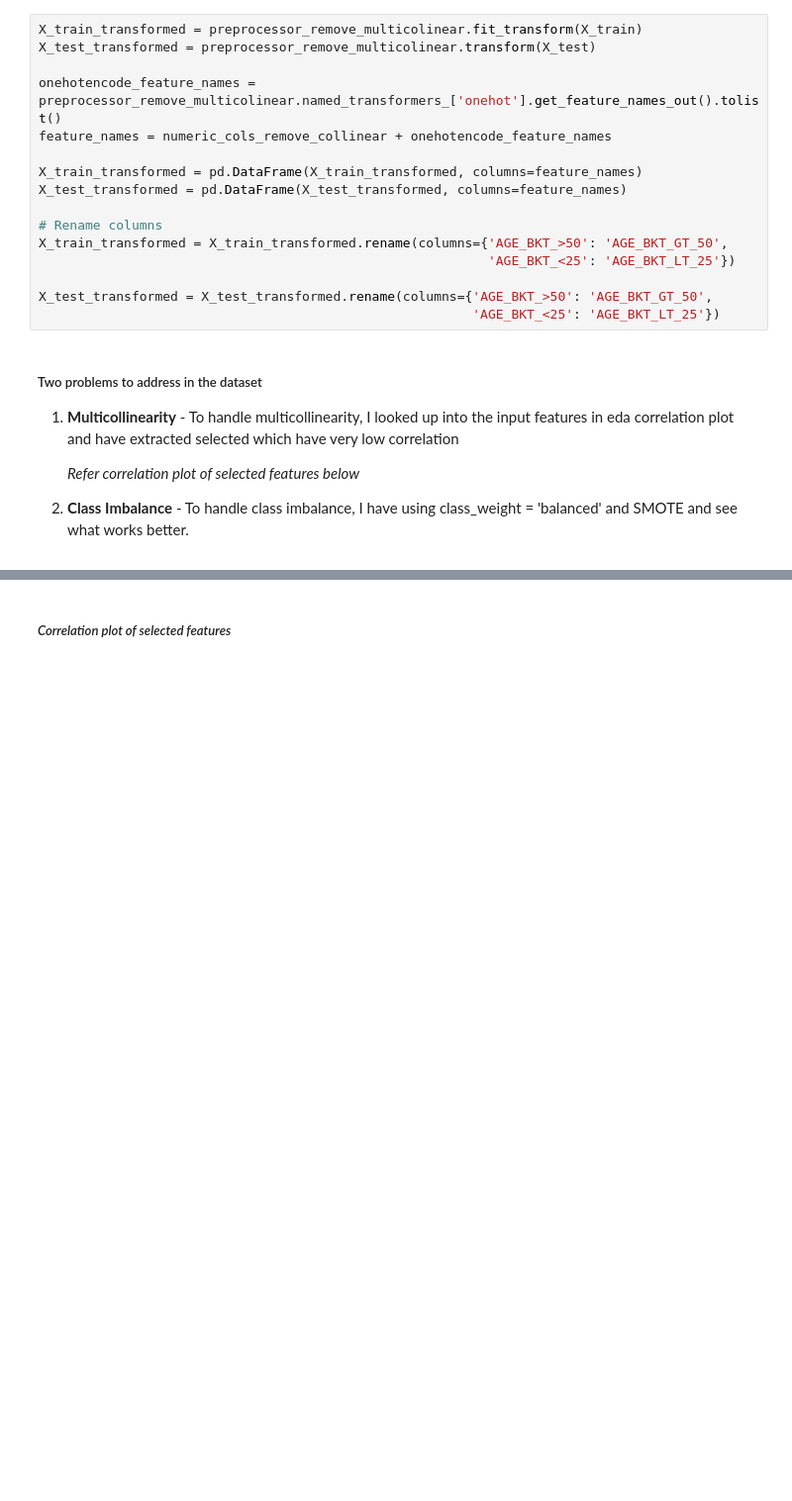
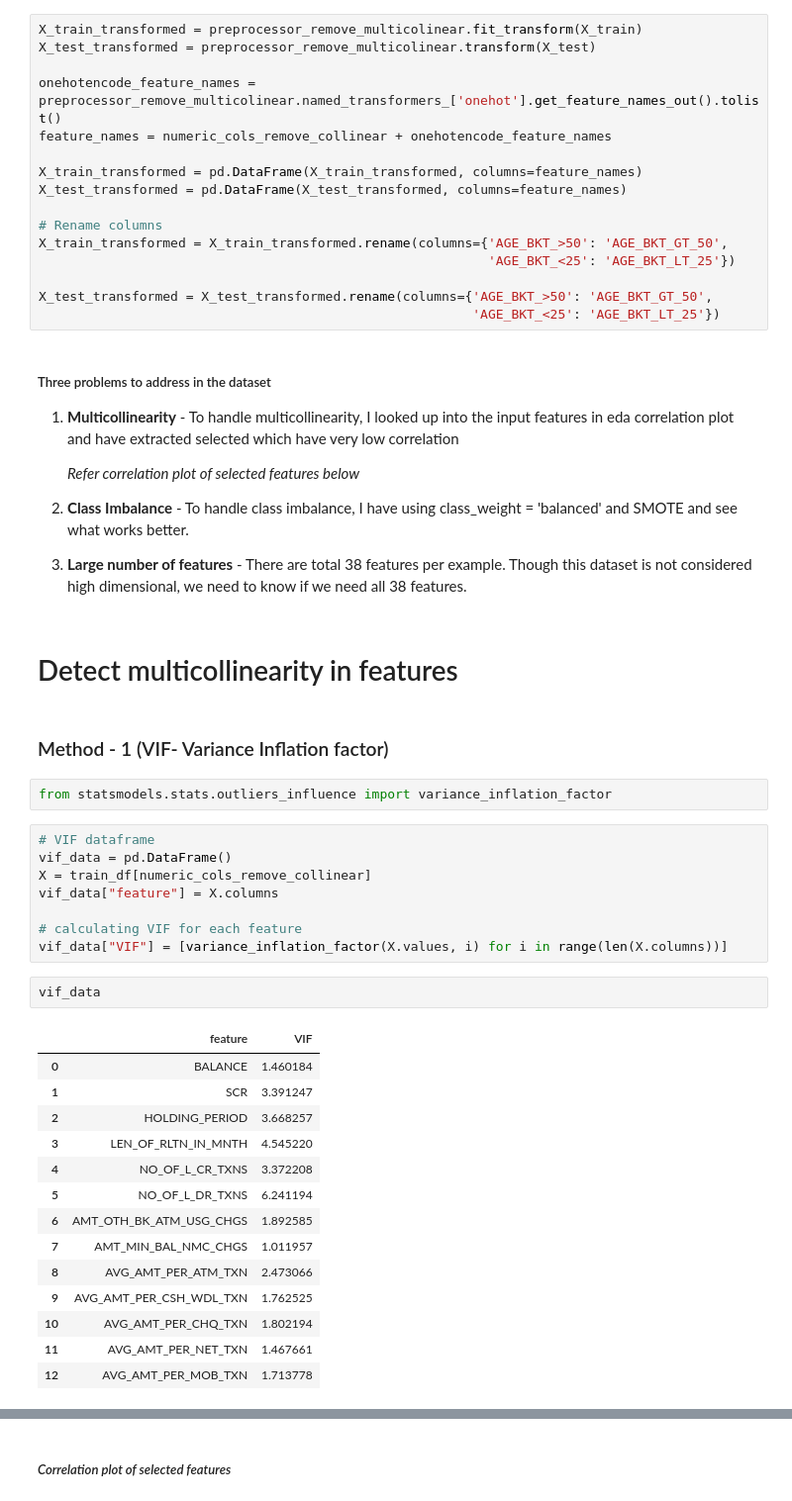
Before and after one commit to karanpreetkaur/Loan_Campaign_Response, a Jupyter notebook: src/models.ipynb, the cells around one changed output, grey strips where cells are left out. Shown at 99% size. Drawn from its saved outputs; the diff is of its cells as text; blank space fills up the shorter version.

```diff
--- a/src/models.ipynb
+++ b/src/models.ipynb
@@ -172,10 +172,43 @@ X_train_transformed = X_train_transformed.rename(columns={'AGE_BKT_>50': 'AGE_BK
 X_test_transformed = X_test_transformed.rename(columns={'AGE_BKT_>50': 'AGE_BKT_GT_50',
                                                         'AGE_BKT_<25': 'AGE_BKT_LT_25'})
 # %% [markdown]
-##### Two problems to address in the dataset
+##### Three problems to address in the dataset
 
 1. **Multicollinearity** - To handle multicollinearity, I looked up into the input features in eda correlation plot and have extracted selected which have very low correlation
 
     _Refer correlation plot of selected features below_
 
 2.  **Class Imbalance** - To handle class imbalance, I have using class_weight = 'balanced' and SMOTE and see what works better.
+
+3. **Large number of features** - There are total 38 features per example. Though this dataset is not considered high dimensional, we need to know if we need all 38 features.
+# %% [markdown]
+# Detect multicollinearity in features
+# %% [markdown]
+### Method - 1 (VIF- Variance Inflation factor)
+# %%
+from statsmodels.stats.outliers_influence import variance_inflation_factor
+# %%
+# VIF dataframe
+vif_data = pd.DataFrame()
+X = train_df[numeric_cols_remove_collinear]
+vif_data["feature"] = X.columns
+
+# calculating VIF for each feature
+vif_data["VIF"] = [variance_inflation_factor(X.values, i) for i in range(len(X.columns))]
+# %%
+vif_data
+# %% [output]
+|  | feature | VIF |
+| 0 | BALANCE | 1.460184 |
+| 1 | SCR | 3.391247 |
+| 2 | HOLDING_PERIOD | 3.668257 |
+| 3 | LEN_OF_RLTN_IN_MNTH | 4.545220 |
+| 4 | NO_OF_L_CR_TXNS | 3.372208 |
+| 5 | NO_OF_L_DR_TXNS | 6.241194 |
+| 6 | AMT_OTH_BK_ATM_USG_CHGS | 1.892585 |
+| 7 | AMT_MIN_BAL_NMC_CHGS | 1.011957 |
+| 8 | AVG_AMT_PER_ATM_TXN | 2.473066 |
+| 9 | AVG_AMT_PER_CSH_WDL_TXN | 1.762525 |
+| 10 | AVG_AMT_PER_CHQ_TXN | 1.802194 |
+| 11 | AVG_AMT_PER_NET_TXN | 1.467661 |
+| 12 | AVG_AMT_PER_MOB_TXN | 1.713778 |
```
Also changed, not shown: parts of 4 cells of this notebook, 2 other files.
